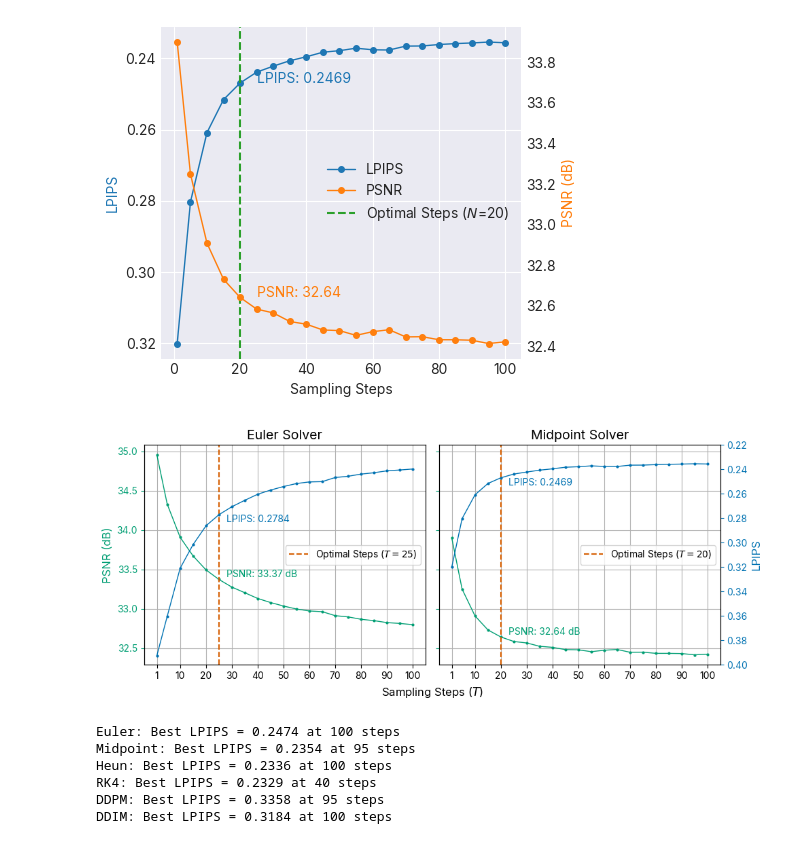
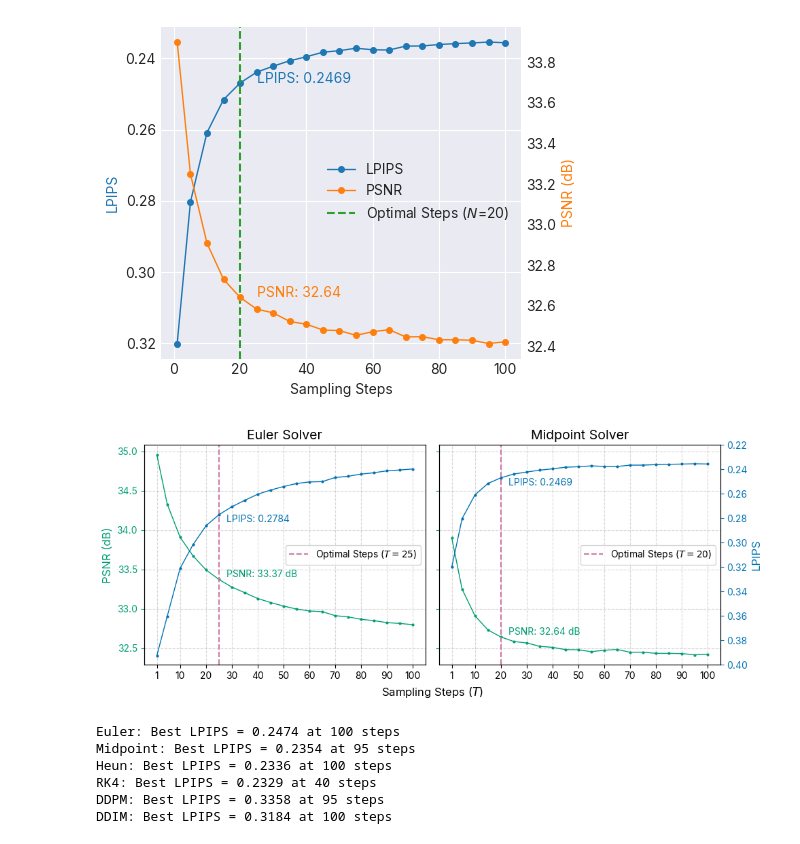
Before and after one commit to DakotaHester/s2flow, a Jupyter notebook: notebooks/plot_sampling.ipynb, the cells around one changed output. Drawn from its saved outputs; the diff is of its cells as text; code cells hidden in the pictures.

Commit message:
Update figures

```diff
--- a/notebooks/plot_sampling.ipynb
+++ b/notebooks/plot_sampling.ipynb
@@ -120,22 +117,0 @@ df = pd.read_csv('../runs/s2flow_sr_sampling_sweep/20251117_094927/summary_sampl
-# %%
-lc_metrics_dfs = []
-for csv in glob('../runs/s2flow_lc_sampling_steps_sweep/*/*/*/*/lc_summary_metrics.csv'):
-    csv = Path(csv)
-    csv_pars = csv.parts
-    for i, part in enumerate(csv_pars):
-        print(f"Part {i}: {part}")
-    # break
-    sampler = csv_pars[3]
-    steps = int(csv_pars[4].split('_')[1])
-    model = csv_pars[5]
-    fold = csv_pars[6].split('_')[1]
-    lc_metrics_df = pd.read_csv(csv)
-    lc_metrics_df['sampler'] = sampler
-    lc_metrics_df['steps'] = steps
-    lc_metrics_df['model'] = model
-    lc_metrics_df['fold'] = fold
-    lc_metrics_dfs.append(lc_metrics_df)
-
-lc_metrics_df = pd.concat(lc_metrics_dfs, ignore_index=True)
-lc_metrics_df.to_csv('../runs/s2flow_lc_sampling_steps_sweep/summary_lc_sampling_metrics.csv', index=False)
-lc_df = pd.read_csv('../runs/s2flow_lc_sampling_steps_sweep/summary_lc_sampling_metrics.csv')
@@ -196,7 +160,7 @@ ax[1][1].get_xaxis().set_major_formatter(plt.ScalarFormatter())
 
 for i in range(2):
     for j in range(2):
-        ax[i][j].grid(True,
+        ax[i][j].grid(True,  linestyle='--', alpha=0.5)
         # disable minor ticks
         ax[i][j].minorticks_off()
 
@@ -513,7 +477,7 @@ for i, sampler in enumerate(samplers_to_plot):
         # direction='increasing',
     )
     knee = knee_locator.knee
-    ax[i].axvline(x=knee, color='C2', linestyle='--', label=f'Optimal Steps ($T={knee}$)')
+    ax[i].axvline(x=knee, color='C3', linestyle='--', label=f'Optimal Steps ($T={knee}$)')
     optimal_LPIPS = sampler_df.loc[sampler_df['steps'] == knee, 'LPIPS_mean'].values[0]
     optimal_psnr = sampler_df.loc[sampler_df['steps'] == knee, 'PSNR_mean'].values[0]
     # show LPIPS and PSNR values at optimal steps
@@ -545,35 +509,35 @@ for twin_ax in twin_axs:
     twin_ax.invert_yaxis()
 
 
 twin_axs[0].set_yticks([])
 twin_axs[1].set_ylabel('LPIPS', color='C0', fontsize=12)
 ax[0].set_ylabel('PSNR (dB)', color='C1', fontsize=12)
 
 # set lpips ticks to match psnr ticks
 lpips_ticks = twin_axs[1].get_yticks()
 twin_axs[1].set_yticks(lpips_ticks)
 
 for i in range(2):
     for j in range(1):
-        ax[i].grid(True)
+        ax[i].grid(True,  linestyle='--', alpha=0.5)
         # disable minor ticks
         ax[i].minorticks_off()
 
 
 # Add single x-label
 fig.tight_layout()
 
 fig.supxlabel('Sampling Steps ($T$)', fontsize=12, y=-0.03)
 
 
 for filetype in ['png', 'pdf']:
 
     fig_dir = Path('../figures/sampling_performance/')
     fig_dir.mkdir(parents=True, exist_ok=True)
     out_path = fig_dir / f'euler_midpoint_sampling_performance.{filetype}'
     plt.savefig(out_path, dpi=300 if filetype=='png' else None, bbox_inches='tight')
 # %% [output]
-[figure, old version]
+[figure, new version]
 # %%
 # print LPIPS at for each sampler determined by knee point
 for sampler in sampler_names.keys():
```
Also changed, not shown: parts of 8 cells of this notebook, 7 other files.
